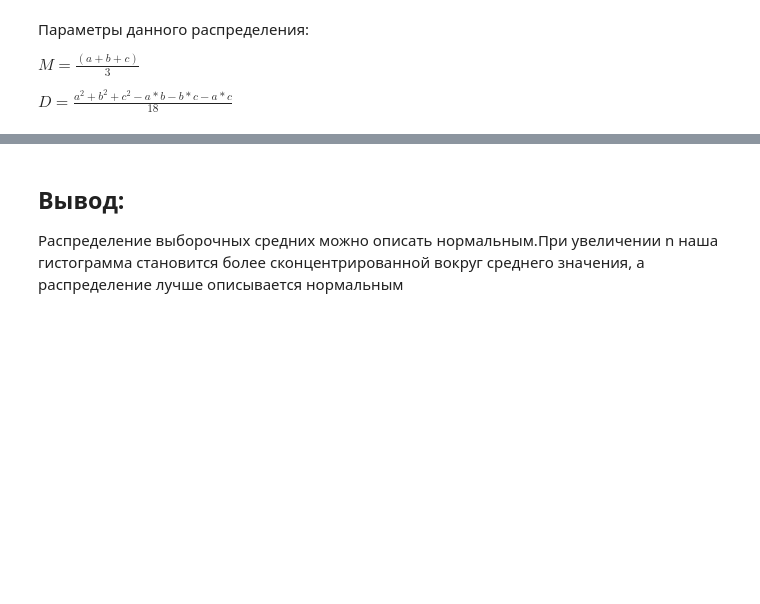
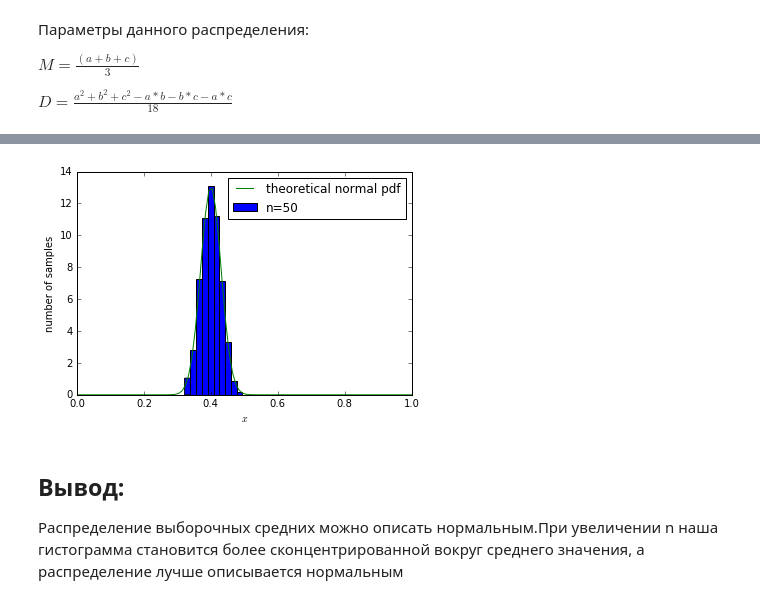
Before and after one commit to mliapich/Yandex-math-and-python-for-data-analys, a Jupyter notebook: tasks week 4/CLT.ipynb, the cells around one changed output, grey strips where cells are left out. Drawn from its saved outputs; the diff is of its cells as text; code cells hidden in the pictures; blank space fills up the shorter version.

```diff
--- a/tasks week 4/CLT.ipynb
+++ b/tasks week 4/CLT.ipynb
@@ -82,3 +64,7 @@ plt.xlabel('$x$')
+# %%
+clt_proof(50)
+# %% [output]
+[figure, added]
 # %% [markdown]
 ## Вывод:
  Распределение выборочных средних можно описать нормальным.При увеличении n наша гистограмма становится более сконцентрированной вокруг среднего значения, а распределение лучше описывается нормальным
```
Also changed, not shown: parts of 5 cells of this notebook.
